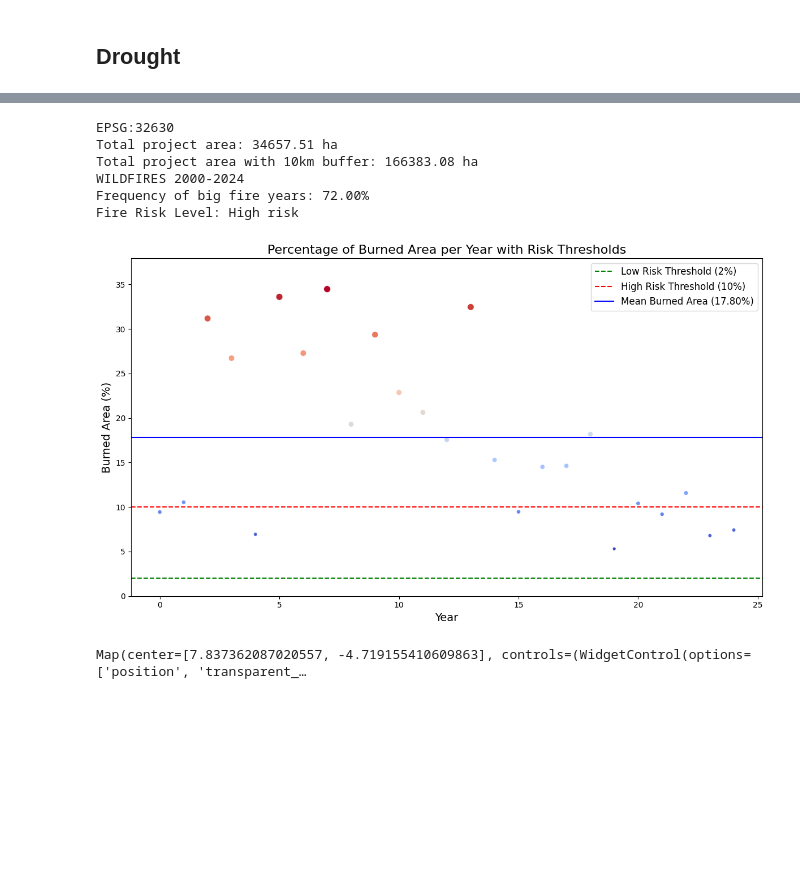
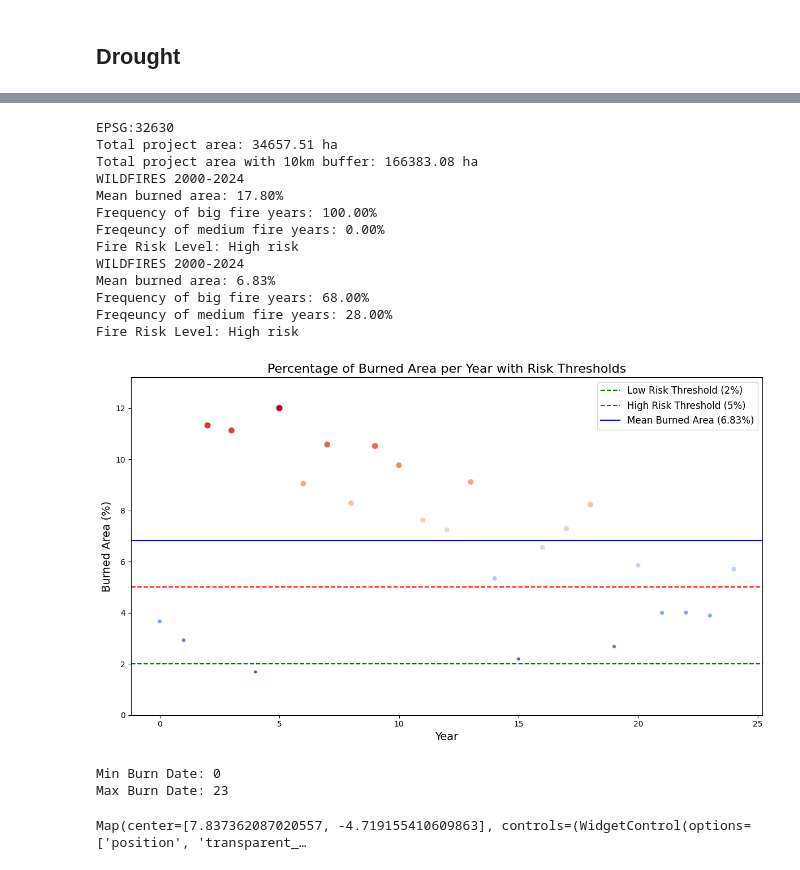
Before and after one commit to inesbsilveira/hummingbirds, a Jupyter notebook: Risk_classification/all_risks.ipynb, the cells around one changed output, grey strips where cells are left out. Drawn from its saved outputs; the diff is of its cells as text; code cells hidden in the pictures; blank space fills up the shorter version.

```diff
--- a/Risk_classification/all_risks.ipynb
+++ b/Risk_classification/all_risks.ipynb
@@ -107,7 +107,7 @@ def compute_area(class_value, region):
     return total_area['area']
 
 # Create a function to process burned area by year
-def process_year(n):
+def process_year(n,region):
     # Calculate the start and end date for each year
     ini = startDate.advance(n, 'year')
     end = ini.advance(1, 'year')
@@ -901,7 +907,6 @@ total_area_ha = (gdf_crs['geometry'].area/10000).sum()
 # buffered area
 gdf_buffered = gdf_crs.buffer(10000) # 10km buffer
 total_area_buffered_ha = (gdf_buffered.area/10000).sum()
-
 gdf_buffered_df = gpd.GeoDataFrame(geometry=gdf_buffered, crs=best_epsg)
 
 #print
@@ -922,7 +927,7 @@ nYears = ee.Number(endDate.difference(startDate, 'year')).round().subtract(1)
 
 # processs burned area per year
 byYear = ee.FeatureCollection(
-    ee.List.sequence(0, nYears).map(process_year)
+    ee.List.sequence(0, nYears).map(lambda n: process_year(n, region))
 )
 
 #features from the Earth Engine FeatureCollection
@@ -947,10 +952,11 @@ mean_area_percentage = df_wf['burned_area_percentage'].mean()
 std_area_percentage = df_wf['burned_area_percentage'].std()
 
 # Step 1: Identify big fire years
-df_wf['is_big_fire_year'] = df_wf['burned_area_percentage'] > 10 #(mean_area_percentage + std_area_percentage)
-df_wf['is_medium_fire_year'] = (df_wf['burned_area_percentage'] > 5) & (df_wf['burned_area_percentage'] <= 10)
+df_wf['is_big_fire_year'] = df_wf['burned_area_percentage'] > 5 #(mean_area_percentage + std_area_percentage)
+df_wf['is_medium_fire_year'] = (df_wf['burned_area_percentage'] > 2) & (df_wf['burned_area_percentage'] <= 5)
 # Step 2: Calculate frequency of big fire years
 big_fire_frequency = df_wf['is_big_fire_year'].mean() * 100  # Frequency in percentage
+medium_fire_frequency = df_wf['is_medium_fire_year'].mean() * 100  # Frequency in percentage
 nr_big_fire_years = df_wf['is_big_fire_year'].sum()
 nr_medium_fire_years = df_wf['is_medium_fire_year'].sum()
 
@@ -972,14 +978,15 @@ elif 2 <= mean_area_percentage <= 5:
 else:
     risk_level_wf = "High risk"
 
-
 print(color.BOLD + 'WILDFIRES 2000-2024' + color.END)
+print(f"Mean burned area: {mean_area_percentage:.2f}%")
 print(f"Frequency of big fire years: {big_fire_frequency:.2f}%")
+print(f"Freqeuncy of medium fire years: {medium_fire_frequency:.2f}%")
 print(color.PURPLE + f"Fire Risk Level: {risk_level_wf}" + color.END)
 
 # Define risk thresholds
 low_risk_threshold = 2  # Low risk threshold (10%)
-high_risk_threshold = 10  # High risk threshold (30%)
+high_risk_threshold = 5  # High risk threshold (30%)
 mean_threshold = mean_area_percentage  # Mean burned area percentage
 
 # Add a column for point size (optional, for visualization purposes)
@@ -994,36 +1001,43 @@ sns.scatterplot(
     size='point_size',
     hue='burned_area_percentage',
     palette='coolwarm',
     legend=False
 )
 
 # Add horizontal lines for risk thresholds
 plt.axhline(y=low_risk_threshold, color='green', linestyle='--', label='Low Risk Threshold (2%)')
-plt.axhline(y=high_risk_threshold, color='red', linestyle='--', label='High Risk Threshold (10%)')
+plt.axhline(y=high_risk_threshold, color='red', linestyle='--', label='High Risk Threshold (5%)')
 plt.axhline(y=mean_threshold, color='blue', linestyle='-', label=f'Mean Burned Area ({mean_threshold:.2f}%)')
 
 # Set labels and title
 plt.title(f'Percentage of Burned Area per Year with Risk Thresholds', fontsize=16)
 plt.xlabel('Year', fontsize=14)
 plt.ylabel('Burned Area (%)', fontsize=14)
 
 # Set y-axis limits
 plt.ylim(0, df_wf['burned_area_percentage'].max() * 1.1)
 
 # Show legend
 plt.legend(loc='upper right', fontsize=12)
 
 # Show the plot
 plt.tight_layout()
 plt.show()
 # %% [output]
 EPSG:32630
 Total project area: 34657.51 ha
 Total project area with 10km buffer: 166383.08 ha
 WILDFIRES 2000-2024
-Frequency of big fire years: 72.00%
+Mean burned area: 17.80%
+Frequency of big fire years: 100.00%
+Freqeuncy of medium fire years: 0.00%
 Fire Risk Level: High risk
+WILDFIRES 2000-2024
+Mean burned area: 6.83%
+Frequency of big fire years: 68.00%
+Freqeuncy of medium fire years: 28.00%
+Fire Risk Level: High risk
-[figure, old version]
+[figure, new version]
 # %%
 # Load MODIS Burned Area dataset and filter by date
 burned = (
@@ -1058,14 +1072,18 @@ burnDate_min = burn_stats.get('BurnDate_min')
 gdf = gpd.read_file(input_shp).to_crs('EPSG:4326')
 region_o = geemap.geopandas_to_ee(gdf)
 
-# Create an interactive map
-# Visualization parameters using the calculated min and max values
+# Retrieve the actual min and max values as Python numbers
+burnDate_min_val = burnDate_min.getInfo()
+burnDate_max_val = burnDate_max.getInfo()
+
+# Define visualization parameters using actual numeric values
 vis_params = {
-    'min': burnDate_min,
-    'max': burnDate_max,
-    'palette': ['white','#FFFFB2', '#FECC5C', '#FD8D3C', '#E31A1C']  # YlOrRd_04 color palette
+    'min': burnDate_min_val,
+    'max': burnDate_max_val,
+    'palette': ['white', '#FFFFB2', '#FECC5C', '#FD8D3C', '#E31A1C']  # YlOrRd_04 color palette
 }
-
+print(f"Min Burn Date: {burnDate_min_val}")
+print(f"Max Burn Date: {burnDate_max_val}")
 # Create an interactive map
 Map = geemap.Map()
 
@@ -1078,10 +1096,17 @@ Map.addLayer(fc, {}, "Transparent Region Boundary")
 #region original
 fc_o = region_o.style(fillColor='00000000')  # Transparent fill for 'region_o'
 Map.addLayer(fc_o, {}, "Transparent Region O Boundary")
+Map.add_colorbar(
+    vis_params=vis_params,
+    label="Fire Frequency (years)",
+    orientation="horizontal"
+)
 # Display the map
 Map
 # %% [output]
-Map(center=[7.837362087020557, -4.719155410609863], controls=(WidgetControl(options=['position', 'transparent_…
+Min Burn Date: 0
+Max Burn Date: 23
+Map(center=[7.837362087020557, -4.719155410609863], controls=(WidgetControl(options=['position', 'transparent_…
 # %%
 # Save tif to Google Drive
 geemap.ee_export_image_to_drive(
```
Also changed, not shown: parts of 8 cells of this notebook.
